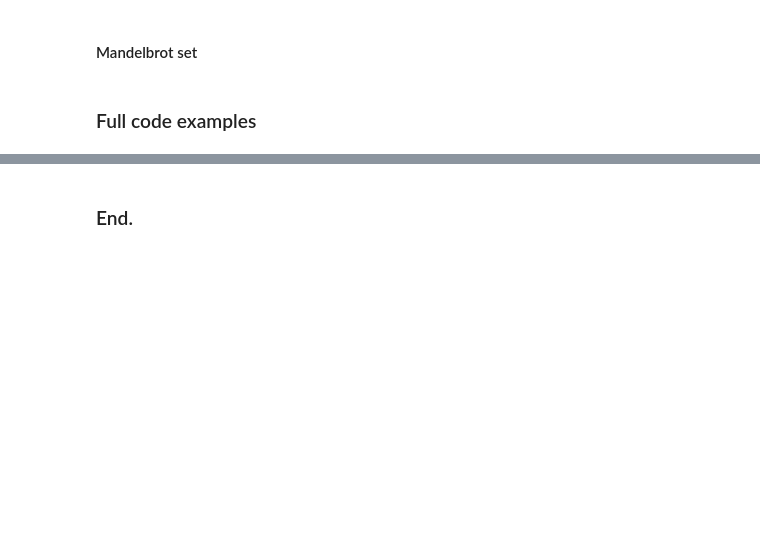
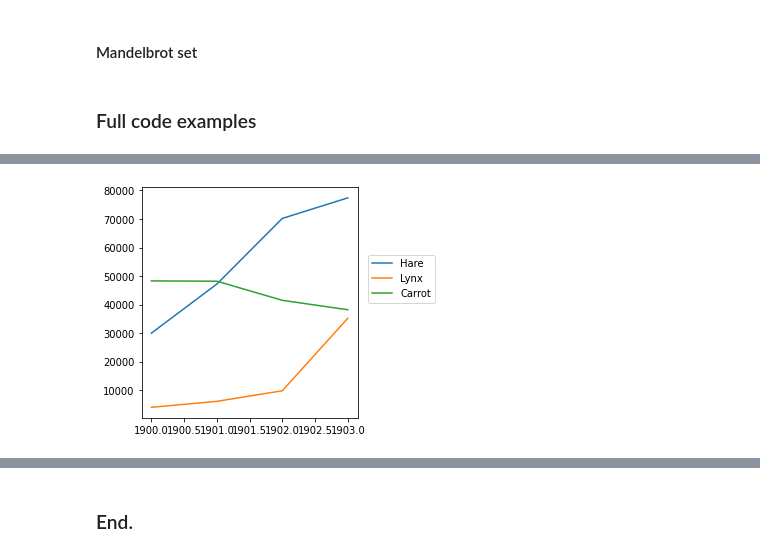
Before and after one commit to caiquemiranda/studies-scipy, a Jupyter notebook: 03-numpy.ipynb, the cells around one changed output, grey strips where cells are left out. Cells and saved outputs as stored; diff of their text form; code cells hidden in the pictures; blank space fills up the shorter version.

```diff
--- a/03-numpy.ipynb
+++ b/03-numpy.ipynb
@@ -798,12 +1210,14 @@ plt.show()
 # %%
-data = np.loadtxt('../data/populations.txt')
+data = np.loadtxt('data/populations.txt')
 
 year, hares, lynxes, carrots = data.T
 
 plt.axes([0.2, 0.1, 0.5, 0.8])
 plt.plot(year, hares, year, lynxes, year, carrots)
 plt.legend(('Hare', 'Lynx', 'Carrot'), loc=(1.05, 0.5))
 
 plt.show()
+# %% [output]
+[figure, added]
 # %%
 plt.figure()
```
Also changed, not shown: parts of 112 cells of this notebook, 3 other files.
